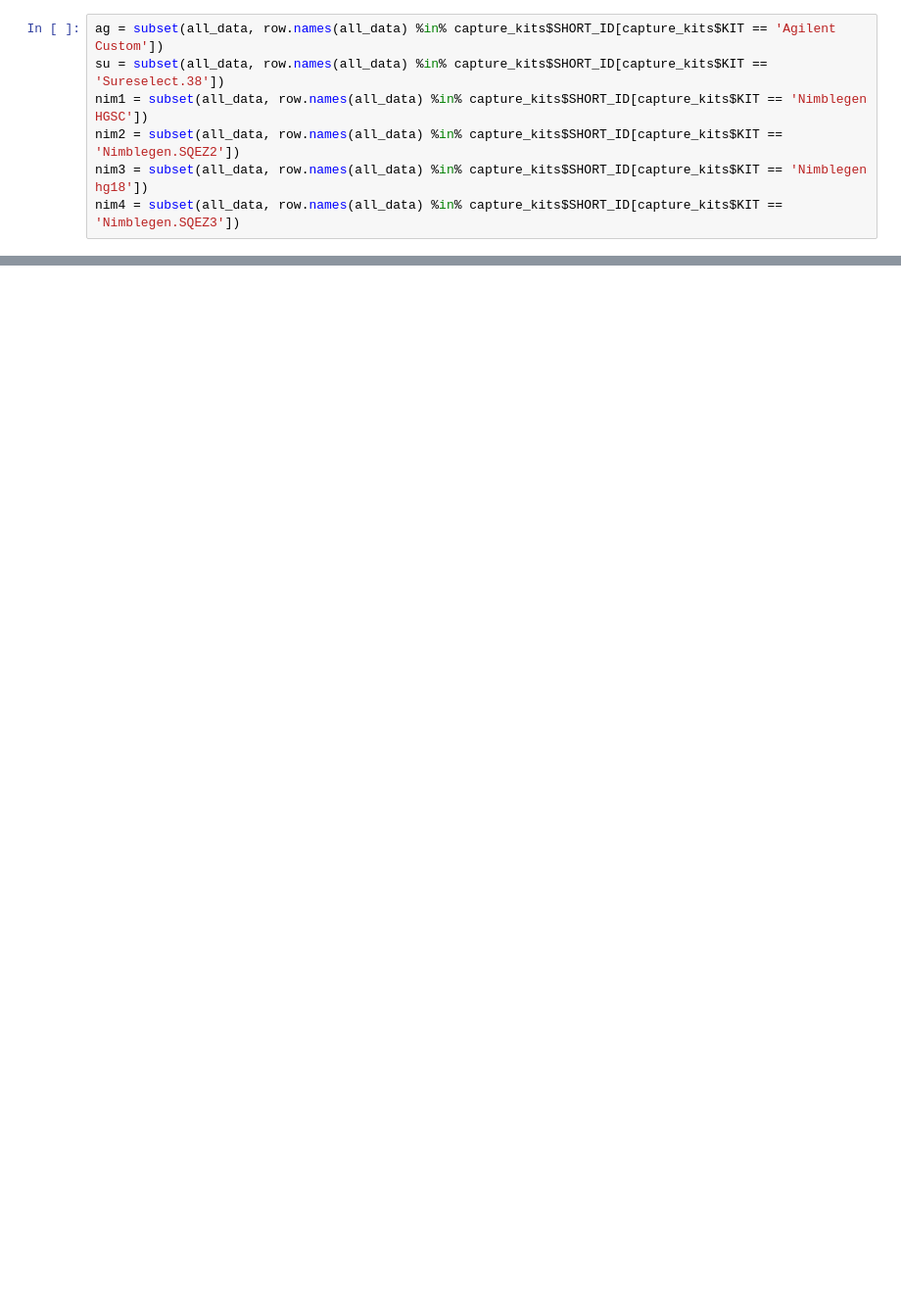
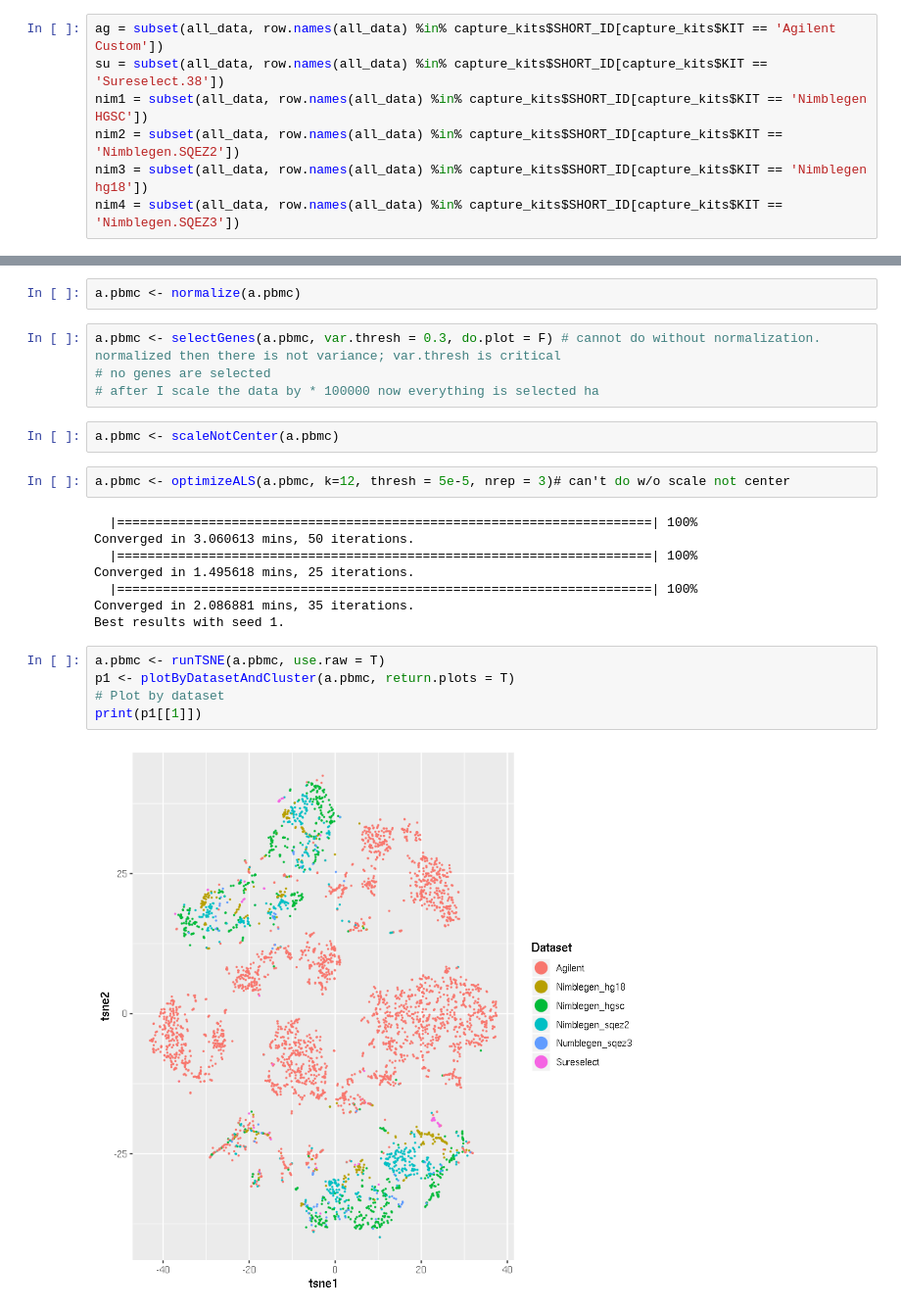
Before and after one commit to algaebrown/KIR_development, a Jupyter notebook: visualization/20190903_Liger_nor_read.ipynb, the cells around one changed output, grey strips where cells are left out. Shown at 98% size. Drawn from its saved outputs; the diff is of its cells as text; blank space fills up the shorter version.

```diff
--- a/visualization/20190903_Liger_nor_read.ipynb
+++ b/visualization/20190903_Liger_nor_read.ipynb
@@ -50,0 +98,25 @@ Call `pkgbuild::check_build_tools(debug = TRUE)` to diagnose the problem.
+# %%
+a.pbmc <- normalize(a.pbmc)
+# %%
+a.pbmc <- selectGenes(a.pbmc, var.thresh = 0.3, do.plot = F) # cannot do without normalization. normalized then there is not variance; var.thresh is critical
+# no genes are selected
+# after I scale the data by * 100000 now everything is selected ha
+# %%
+a.pbmc <- scaleNotCenter(a.pbmc)
+# %%
+a.pbmc <- optimizeALS(a.pbmc, k=12, thresh = 5e-5, nrep = 3)# can't do w/o scale not center
+# %% [output]
+  |======================================================================| 100%
+Converged in 3.060613 mins, 50 iterations.
+  |======================================================================| 100%
+Converged in 1.495618 mins, 25 iterations.
+  |======================================================================| 100%
+Converged in 2.086881 mins, 35 iterations.
+Best results with seed 1.
+# %%
+a.pbmc <- runTSNE(a.pbmc, use.raw = T)
+p1 <- plotByDatasetAndCluster(a.pbmc, return.plots = T)
+# Plot by dataset
+print(p1[[1]])
+# %% [output]
+[figure, added]
```
Also changed, not shown: parts of 26 cells of this notebook, 17 other files.
